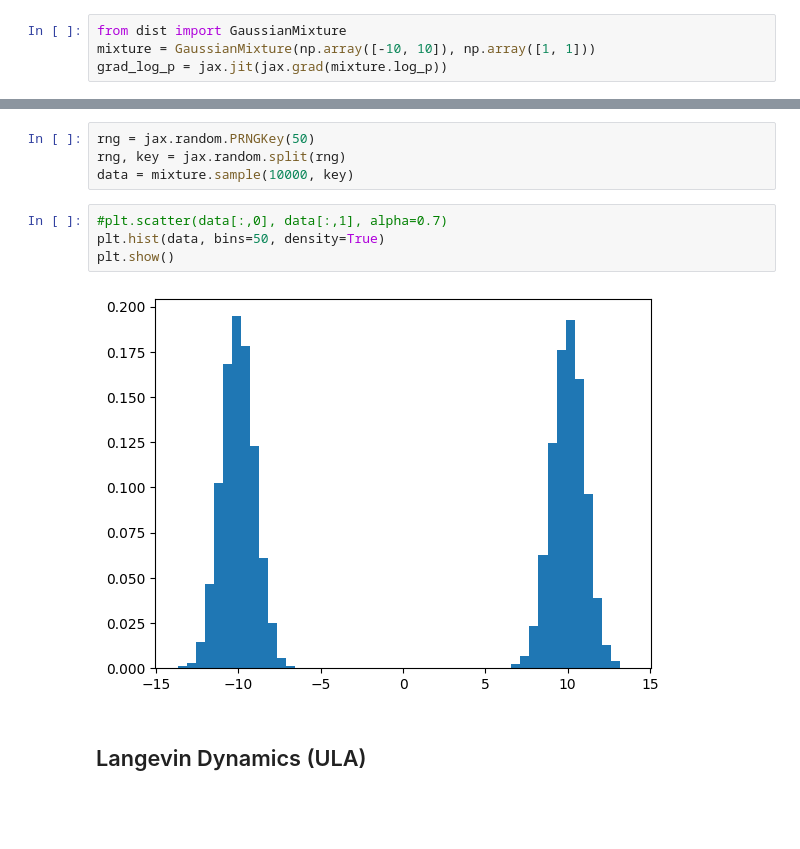
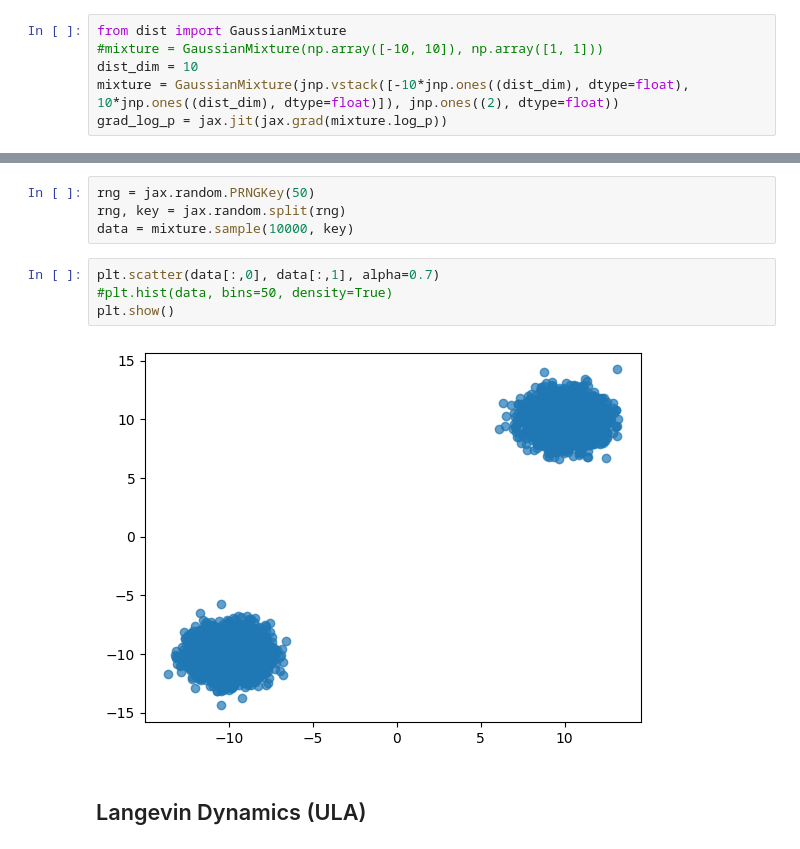
Before and after one commit to kkorolev1/mcmc-control-variates, a Jupyter notebook: experiments.ipynb, the cells around one changed output, grey strips where cells are left out. Drawn from its saved outputs; the diff is of its cells as text; blank space fills up the shorter version.

```diff
--- a/experiments.ipynb
+++ b/experiments.ipynb
@@ -20,5 +19,7 @@ import optax
 ## Gaussian Mixture
 # %%
 from dist import GaussianMixture
-mixture = GaussianMixture(np.array([-10, 10]), np.array([1, 1]))
+#mixture = GaussianMixture(np.array([-10, 10]), np.array([1, 1]))
+dist_dim = 10
+mixture = GaussianMixture(jnp.vstack([-10*jnp.ones((dist_dim), dtype=float), 10*jnp.ones((dist_dim), dtype=float)]), jnp.ones((2), dtype=float))
 grad_log_p = jax.jit(jax.grad(mixture.log_p))
@@ -29,11 +28,11 @@ rng = jax.random.PRNGKey(50)
 rng, key = jax.random.split(rng)
 data = mixture.sample(10000, key)
 # %%
-#plt.scatter(data[:,0], data[:,1], alpha=0.7)
-plt.hist(data, bins=50, density=True)
+plt.scatter(data[:,0], data[:,1], alpha=0.7)
+#plt.hist(data, bins=50, density=True)
 plt.show()
 # %% [output]
-[figure, old version]
+[figure, new version]
 # %% [markdown]
 ## Langevin Dynamics (ULA)
 # %%
```
Also changed, not shown: parts of 28 cells of this notebook, 5 other files.
